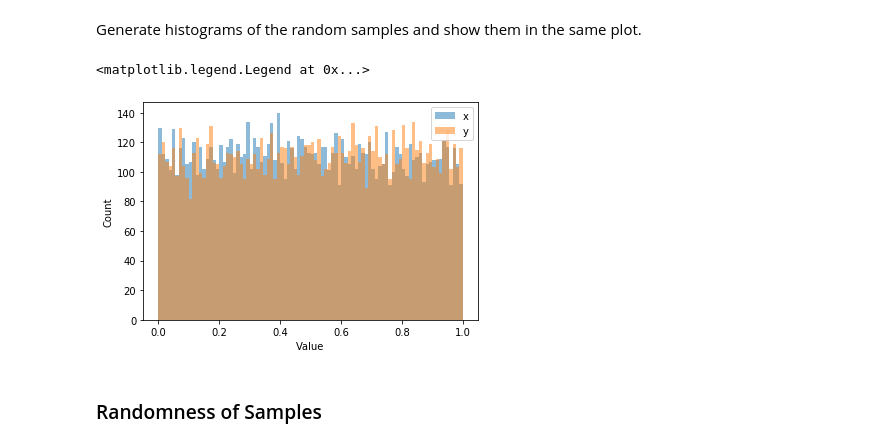
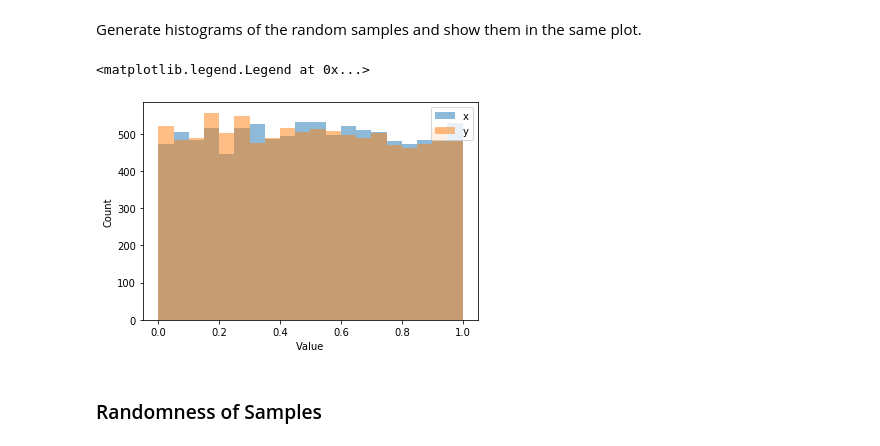
Before and after one commit to pots7878/Random_Processes, a Jupyter notebook: lab02_Random_Processes.ipynb, the cells around one changed output. Cells and saved outputs as stored; diff of their text form; code cells hidden in the pictures.

```diff
--- a/lab02_Random_Processes.ipynb
+++ b/lab02_Random_Processes.ipynb
@@ -30,14 +30,14 @@ Text(0.5, 0, 'X')
 Generate histograms of the random samples and show them in the same plot.
 # %%
 #plot histogram for x and y uniform random numbers
-plt.hist(x, 90, alpha = 0.5, label = 'x')
-plt.hist(y, 90, alpha = 0.5, label = 'y')
+plt.hist(x, 20, alpha = 0.5, label = 'x')
+plt.hist(y, 20, alpha = 0.5, label = 'y')
 plt.xlabel('Value')
 plt.ylabel('Count')
 plt.legend(loc='upper right')
 # %% [output]
 <matplotlib.legend.Legend at 0x...>
-[figure, old version]
+[figure, new version]
 # %% [markdown]
 ### Randomness of Samples
 # %% [markdown]
```
Also changed, not shown: parts of 7 cells of this notebook.
